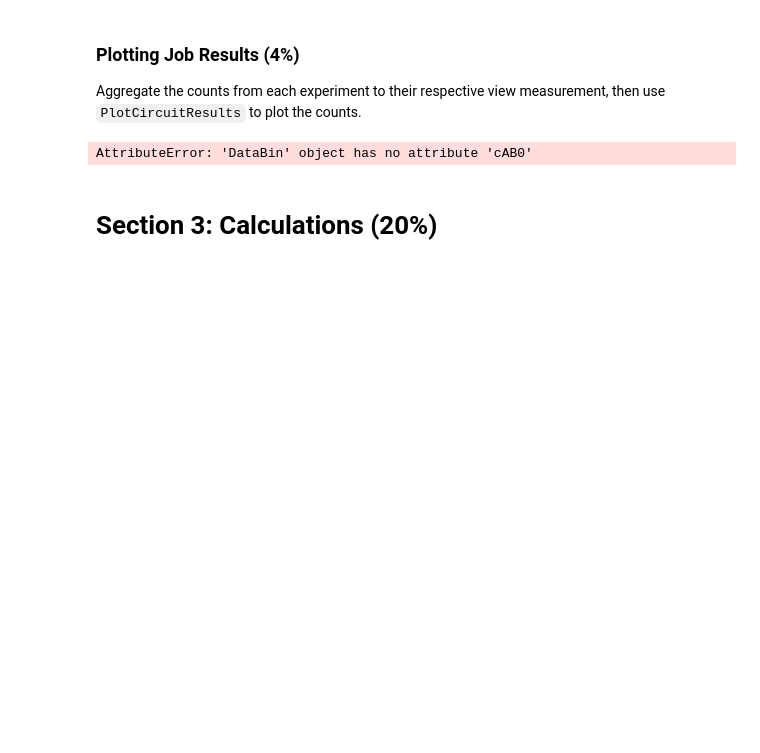
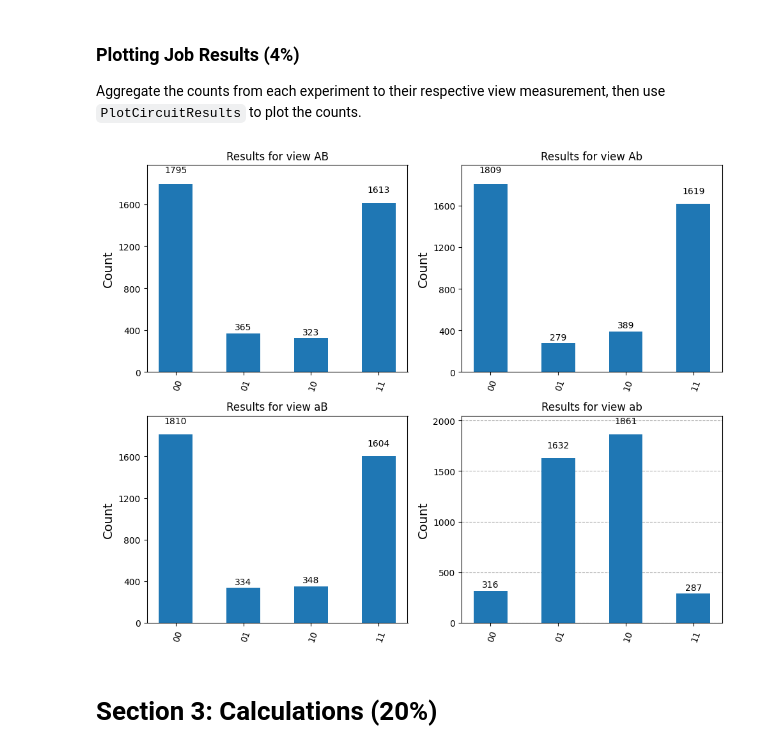
Before and after one commit to LukeJ2024/QuantumComp, a Jupyter notebook: CHSH Inequality Experiments.ipynb, the cells around one changed output. Drawn from its saved outputs; the diff is of its cells as text; code cells hidden in the pictures; blank space fills up the shorter version.

```diff
--- a/CHSH Inequality Experiments.ipynb
+++ b/CHSH Inequality Experiments.ipynb
@@ -406,7 +423,7 @@ Job ID: d4735a32ntpc739fdtt0
 If you need to close your notebook, your job will continue queueing or running on the cloud, so when you want the results, you can use this code snippet to get your job instance back.
 # %%
 # Replace job.job_id() with "<Your Job Id>"
-job = service.job(job.job_id())
+job = service.job("d491hbvbjc5s73d6aon0")
 # %% [markdown]
 ### Checking the Job Status
 You can run `job.status()` several times to monitor your job. Only when it returns `DONE` will the `job.result()` be ready.
@@ -427,18 +444,20 @@ Aggregate the counts from each experiment to their respective view measurement,
 # %%
 result = job.result()[0]
 
 real_counts = {}
 for view in views:
     real_counts[view] = {f"{q1}{q0}": 0 for q0 in range(2) for q1 in range(2)}
     for i in range(0,num_qubits//8):
-        counts_dict = getattr(result.data,"c"+view+str(i)).get_counts()
+        counts_dict = getattr(result.data,'c' +view).get_counts()
         # YOUR CODE BELOW
+        for outcome, count in counts_dict.items():
+            real_counts[view][outcome] += count
 
         # YOUR CODE ABOVE
 
 PlotCircuitResults(real_counts)
 # %% [output]
-AttributeError: 'DataBin' object has no attribute 'cAB0'
+[figure, added]
 # %% [markdown]
 # **Section 3: Calculations (20%)**
 # %% [markdown]
```
Also changed, not shown: parts of 19 cells of this notebook.
